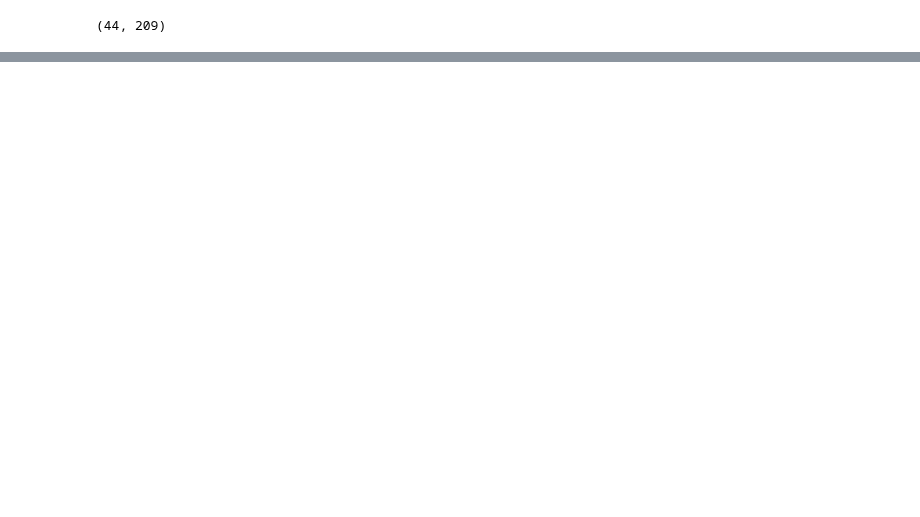
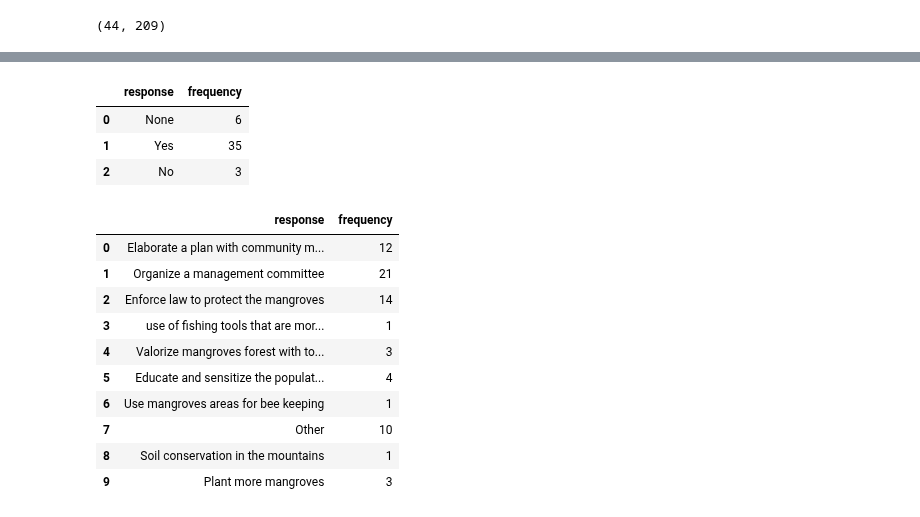
Before and after one commit to wisnercelucus/pes-nippes-data-cleaning, a Jupyter notebook: notebooks/fishers_cleaning.ipynb, the cells around one changed output, grey strips where cells are left out. Saved outputs shown, nothing was run; the diff lists cells and outputs as text; code cells hidden in the pictures; blank space fills up the shorter version.

```diff
--- a/notebooks/fishers_cleaning.ipynb
+++ b/notebooks/fishers_cleaning.ipynb
@@ -28,3 +29,9 @@ fishers_df.shape
 # %%
 #Create a copy of the farmers_df to work with.
 f_df = fishers_df.copy()
+# %%
+col_name = "Q2 – Sèks"
+values = {"Gason":"Male", "Fi":"Female"}
+
+sex_col = rename_col_values(f_df, col_name, values)
+f_df["Sex"] = sex_col
@@ -30,0 +343,63 @@ f_df = fishers_df.copy()
+# %%
+col_name = "Q11 - Eske ou konnen ki aksyon oubyen mezi ki ka pwoteje mang lan ?"
+values = {"Wi":"Yes",
+          "Non – SI non, pase a Q12":"No",
+         }
+
+environment_knowledge9 = rename_col_values(f_df, col_name, values)
+col_name = "Do you know what can be done to protect the mangroves?"
+n_f_df[col_name] = pd.Series(environment_knowledge9)
+
+environment_knowledge9_df = count_freq_simple_answer(n_f_df, col_name)
+environment_knowledge9_df
+# %% [output]
+|  | response | frequency |
+| 0 | None | 6 |
+| 1 | Yes | 35 |
+| 2 | No | 3 |
+# %%
+col_name = "Q11.1 Kisa ki kap fèt pou pwoteje mangwòv yo selon ou ? "
+values = {"Elabore yon plan jesyon ak amenajman kominotè ":"Elaborate a plan with community management",
+          "Met sou pye yon komite jesyon":"Organize a management committee",
+          "Itilize espas mangwòv yo pou bay moun yo lot resous tankou elvaj myèl":"Use mangroves areas for bee keeping",
+          "Plante plis mang ":"Plant more mangroves",
+          "Valorize espas ak resous li yo atravè aktivite touris":"Valorize mangroves forest with tourism",
+          "Edikasyon ak sansibilizsyon popilasyon an sou jan yo dwe eksplwate l":"Educate and sensitize the population on how to exploit mangroves",
+          "Mete an aplikasyon lwa ak reglemantasyon sou mangwòv yo ":"Enforce law to protect the mangroves",
+          "Konsèvasyon sòl nan mòn yo ak rebwazman nan basen vesan an ":"Soil conservation in the mountains",
+          "Itilize materyèl pèch ki pi dirab":"use of fishing tools that are more durable",
+          "Lòt (Presize)":"Other",
+         }
+
+environment_knowledge10 =  rename_col_with_multiple_values(f_df, col_name, values)
+
+col_name = "What can be done to protect the mangroves according to you?"
+n_f_df[col_name] = pd.Series(environment_knowledge10)
+
+patterns = ["Elaborate a plan with community management",
+            "Organize a management committee",
+            "Use mangroves areas for bee keeping",
+            "Plant more mangroves",
+            "Valorize mangroves forest with tourism",
+            "Educate and sensitize the population on how to exploit mangroves",
+            "Enforce law to protect the mangroves",
+            "Soil conservation in the mountains",
+            "use of fishing tools that are more durable",
+            "Other"]
+
+
+
+environment_knowledge10_df = count_freq_multiple_answer(n_f_df, col_name, patterns)
+environment_knowledge10_df
+# %% [output]
+|  | response | frequency |
+| 0 | Elaborate a plan with community m... | 12 |
+| 1 | Organize a management committee | 21 |
+| 2 | Enforce law to protect the mangroves | 14 |
+| 3 | use of fishing tools that are mor... | 1 |
+| 4 | Valorize mangroves forest with to... | 3 |
+| 5 | Educate and sensitize the populat... | 4 |
+| 6 | Use mangroves areas for bee keeping | 1 |
+| 7 | Other | 10 |
+| 8 | Soil conservation in the mountains | 1 |
+| 9 | Plant more mangroves | 3 |
```
Also changed, not shown: parts of 32 cells of this notebook, 2 other files.
